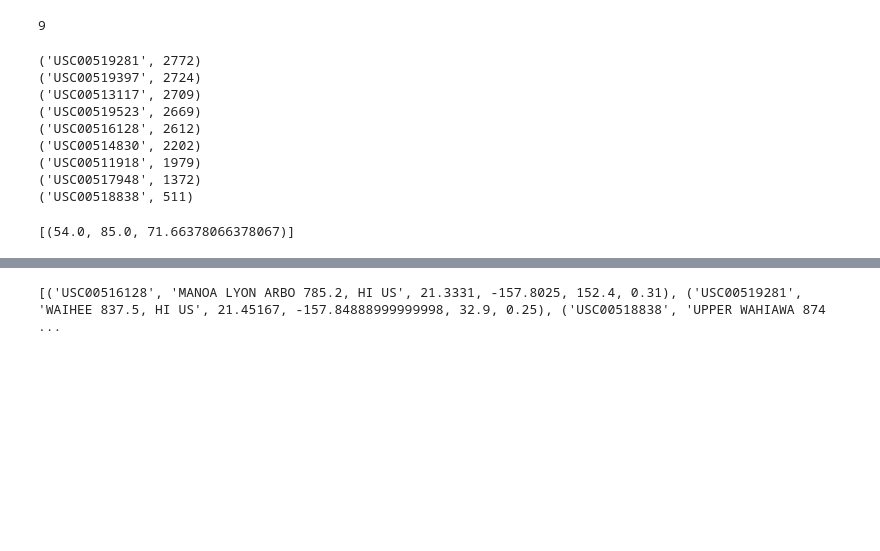
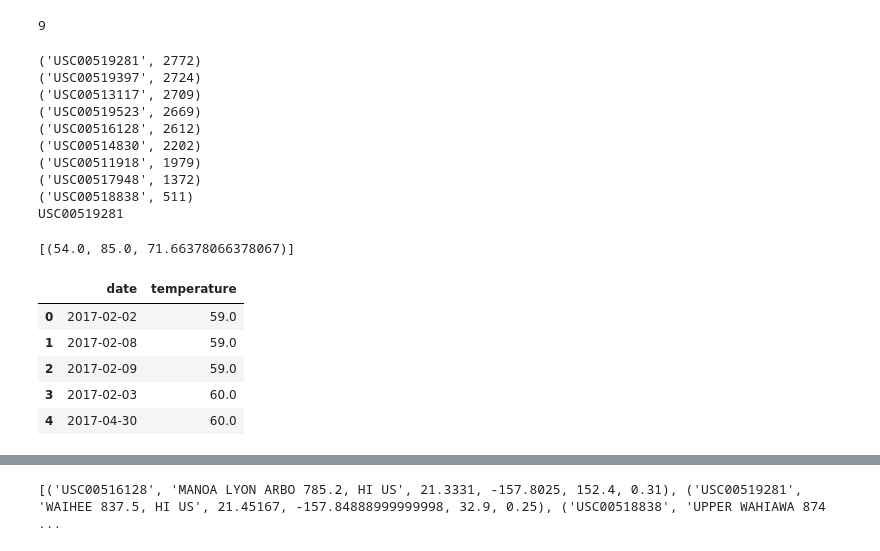
Before and after one commit to lweislo/SQLAlchemy, a Jupyter notebook: homework-10.ipynb, the cells around one changed output, grey strips where cells are left out. Cells and saved outputs as stored; diff of their text form; code cells hidden in the pictures; blank space fills up the shorter version.

```diff
--- a/homework-10.ipynb
+++ b/homework-10.ipynb
@@ -122,6 +149,9 @@ results = session.query(Msmt.station, func.count(Msmt.station)).\
 group_by(Msmt.station).order_by(func.count(Msmt.station).desc()).all()
 for item in results:
     print(item)
+
+most_active_station = results[0][0]
+print(most_active_station)
 # %% [output]
 ('USC00519281', 2772)
 ('USC00519397', 2724)
@@ -132,6 +162,7 @@ for item in results:
 ('USC00511918', 1979)
 ('USC00517948', 1372)
 ('USC00518838', 511)
+USC00519281
 # %%
 # Using the station id from the previous query, calculate the lowest temperature recorded,
 # highest temperature recorded, and average temperature most active station?
@@ -146,3 +177,21 @@ temp_data
 # %%
 # Choose the station with the highest number of temperature observations.
 # Query the last 12 months of temperature observation data for this station and plot the results as a histogram
+sel = [Msmt.date,Msmt.tobs]
+temps = session.query(*sel).\
+    filter(func.strftime("%Y-%m-%d", Msmt.date) > start_date).\
+    filter(Msmt.station == most_active_station).\
+    order_by(Msmt.tobs).all()
+temps
+
+df = pd.DataFrame(temps, columns=['date','temperature'])
+# Sort the dataframe by date
+df.sort_values('date')
+df.head()
+# %% [output]
+|  | date | temperature |
+| 0 | 2017-02-02 | 59.0 |
+| 1 | 2017-02-08 | 59.0 |
+| 2 | 2017-02-09 | 59.0 |
+| 3 | 2017-02-03 | 60.0 |
+| 4 | 2017-04-30 | 60.0 |
```
Also changed, not shown: parts of 15 cells of this notebook.
